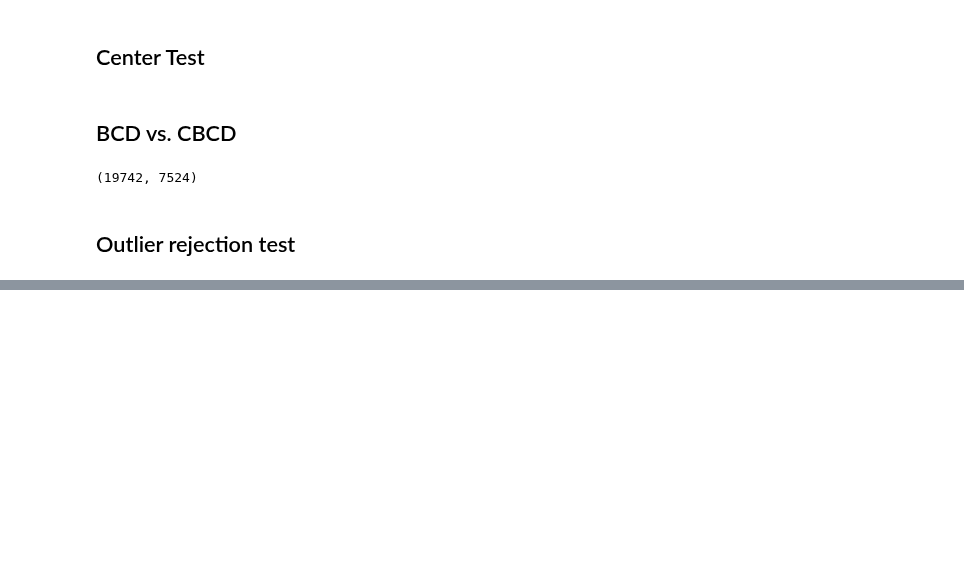
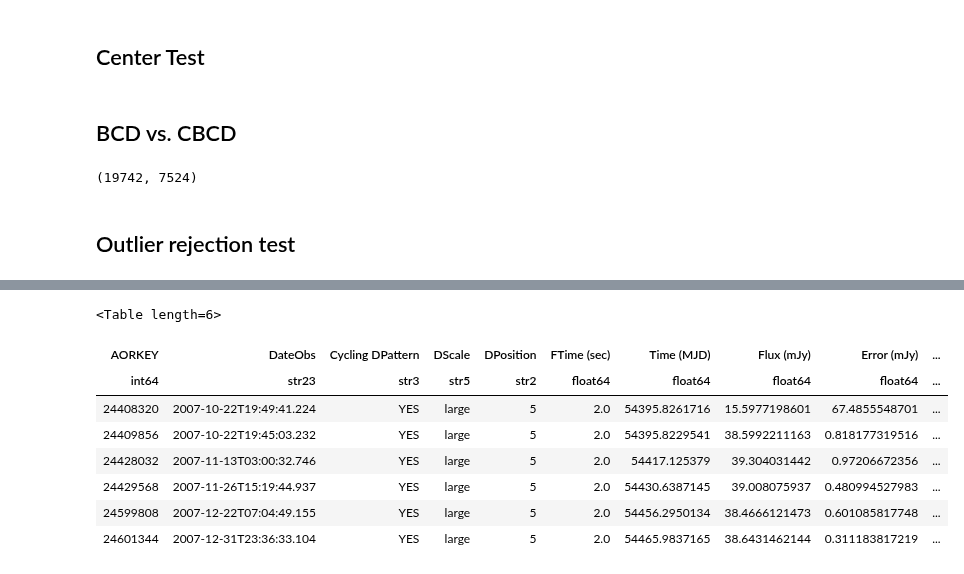
Before and after one commit to eas342/IRAC_photometry, a Jupyter notebook: PhotTests.ipynb, the cells around one changed output, grey strips where cells are left out. Cells and saved outputs as stored; diff of their text form; code cells hidden in the pictures; blank space fills up the shorter version.

```diff
--- a/PhotTests.ipynb
+++ b/PhotTests.ipynb
@@ -108,0 +133,15 @@ KeyboardInterrupt:
+# %%
+def perfect_dither(table, ftime):
+    mask = (table['Cycling DPattern'] == 'YES') & (table['DScale'] == 'large') & (table['DPosition'] == '5') & (table['FTime (sec)'] == ftime)
+    return table[mask]
+perfect_dither(run7, 2.0)
+# %% [output]
+<Table length=6>
+| AORKEY | DateObs | Cycling DPattern | DScale | DPosition | FTime (sec) | Time (MJD) | Flux (mJy) | Error (mJy) | ... |
+| int64 | str23 | str3 | str5 | str2 | float64 | float64 | float64 | float64 | ... |
+| 24408320 | 2007-10-22T19:49:41.224 | YES | large | 5 | 2.0 | 54395.8261716 | 15.5977198601 | 67.4855548701 | ... |
+| 24409856 | 2007-10-22T19:45:03.232 | YES | large | 5 | 2.0 | 54395.8229541 | 38.5992211163 | 0.818177319516 | ... |
+| 24428032 | 2007-11-13T03:00:32.746 | YES | large | 5 | 2.0 | 54417.125379 | 39.304031442 | 0.97206672356 | ... |
+| 24429568 | 2007-11-26T15:19:44.937 | YES | large | 5 | 2.0 | 54430.6387145 | 39.008075937 | 0.480994527983 | ... |
+| 24599808 | 2007-12-22T07:04:49.155 | YES | large | 5 | 2.0 | 54456.2950134 | 38.4666121473 | 0.601085817748 | ... |
+| 24601344 | 2007-12-31T23:36:33.104 | YES | large | 5 | 2.0 | 54465.9837165 | 38.6431462144 | 0.311183817219 | ... |
```
Also changed, not shown: parts of 5 cells of this notebook, 14 other files.
